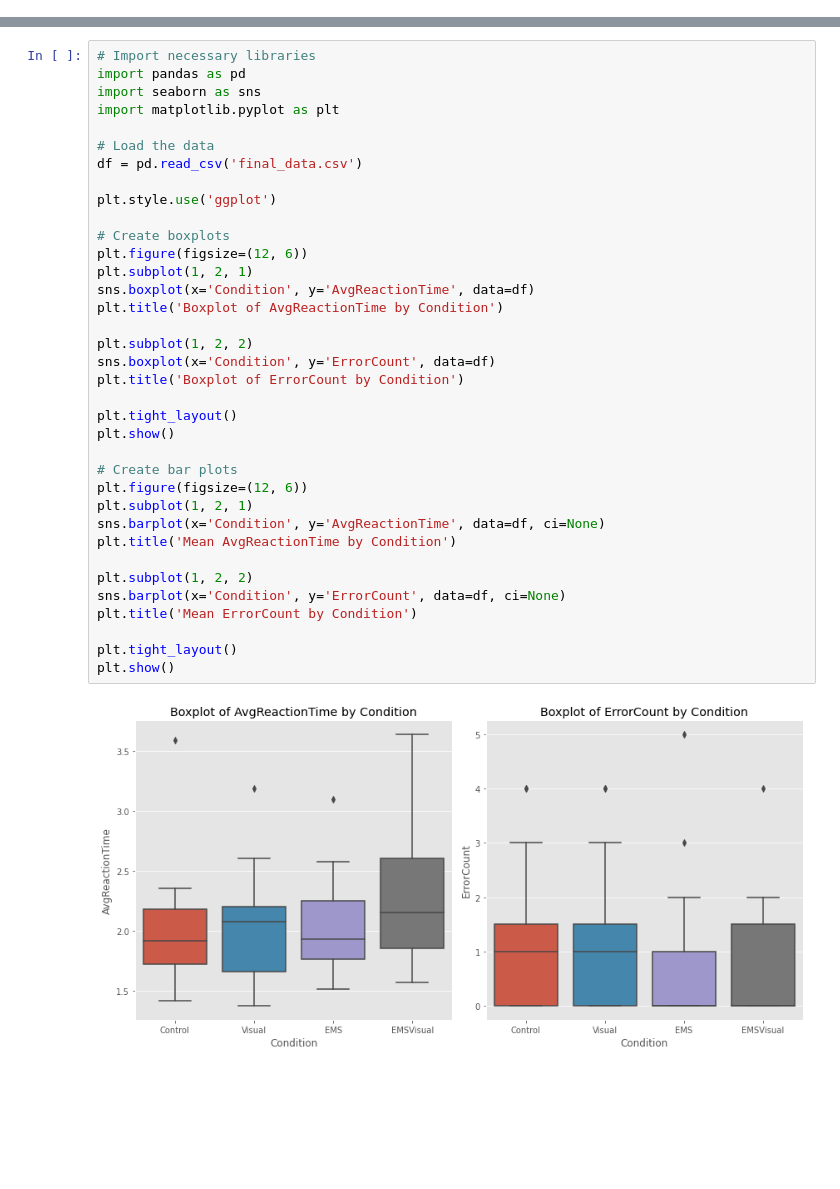
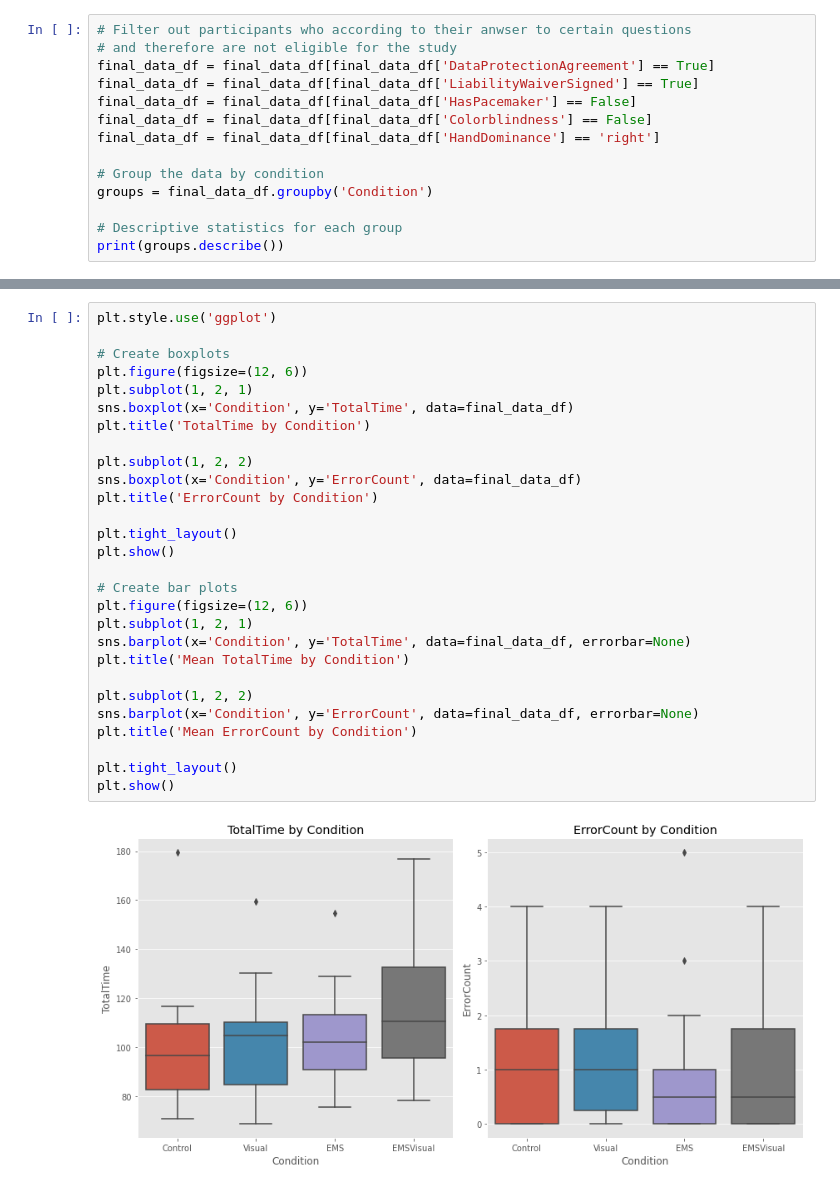
Before and after one commit to Trojan13/ma-ems, a Jupyter notebook: study/main.ipynb, the cells around one changed output, grey strips where cells are left out. Saved outputs shown, nothing was run; the diff lists cells and outputs as text; blank space fills up the shorter version.

```diff
--- a/study/main.ipynb
+++ b/study/main.ipynb
@@ -0,0 +59,14 @@
+# %%
+# Filter out participants who according to their anwser to certain questions
+# and therefore are not eligible for the study
+final_data_df = final_data_df[final_data_df['DataProtectionAgreement'] == True]
+final_data_df = final_data_df[final_data_df['LiabilityWaiverSigned'] == True]
+final_data_df = final_data_df[final_data_df['HasPacemaker'] == False]
+final_data_df = final_data_df[final_data_df['Colorblindness'] == False]
+final_data_df = final_data_df[final_data_df['HandDominance'] == 'right']
+
+# Group the data by condition
+groups = final_data_df.groupby('Condition')
+
+# Descriptive statistics for each group
+print(groups.describe())
@@ -246,38 +393,30 @@ In conclusion, these results provide some evidence for differences in average re
 # %%
-# Import necessary libraries
-import pandas as pd
-import seaborn as sns
-import matplotlib.pyplot as plt
-
-# Load the data
-df = pd.read_csv('final_data.csv')
-
 plt.style.use('ggplot')
 
 # Create boxplots
 plt.figure(figsize=(12, 6))
 plt.subplot(1, 2, 1)
-sns.boxplot(x='Condition', y='AvgReactionTime', data=df)
-plt.title('Boxplot of AvgReactionTime by Condition')
+sns.boxplot(x='Condition', y='TotalTime', data=final_data_df)
+plt.title('TotalTime by Condition')
 
 plt.subplot(1, 2, 2)
-sns.boxplot(x='Condition', y='ErrorCount', data=df)
-plt.title('Boxplot of ErrorCount by Condition')
+sns.boxplot(x='Condition', y='ErrorCount', data=final_data_df)
+plt.title('ErrorCount by Condition')
 
 plt.tight_layout()
 plt.show()
 
 # Create bar plots
 plt.figure(figsize=(12, 6))
 plt.subplot(1, 2, 1)
-sns.barplot(x='Condition', y='AvgReactionTime', data=df, ci=None)
-plt.title('Mean AvgReactionTime by Condition')
+sns.barplot(x='Condition', y='TotalTime', data=final_data_df, errorbar=None)
+plt.title('Mean TotalTime by Condition')
 
 plt.subplot(1, 2, 2)
-sns.barplot(x='Condition', y='ErrorCount', data=df, ci=None)
+sns.barplot(x='Condition', y='ErrorCount', data=final_data_df, errorbar=None)
 plt.title('Mean ErrorCount by Condition')
 
 plt.tight_layout()
 plt.show()
 # %% [output]
-[figure, old version]
+[figure, new version]
```
Also changed, not shown: parts of 27 cells of this notebook, 26 other files.
